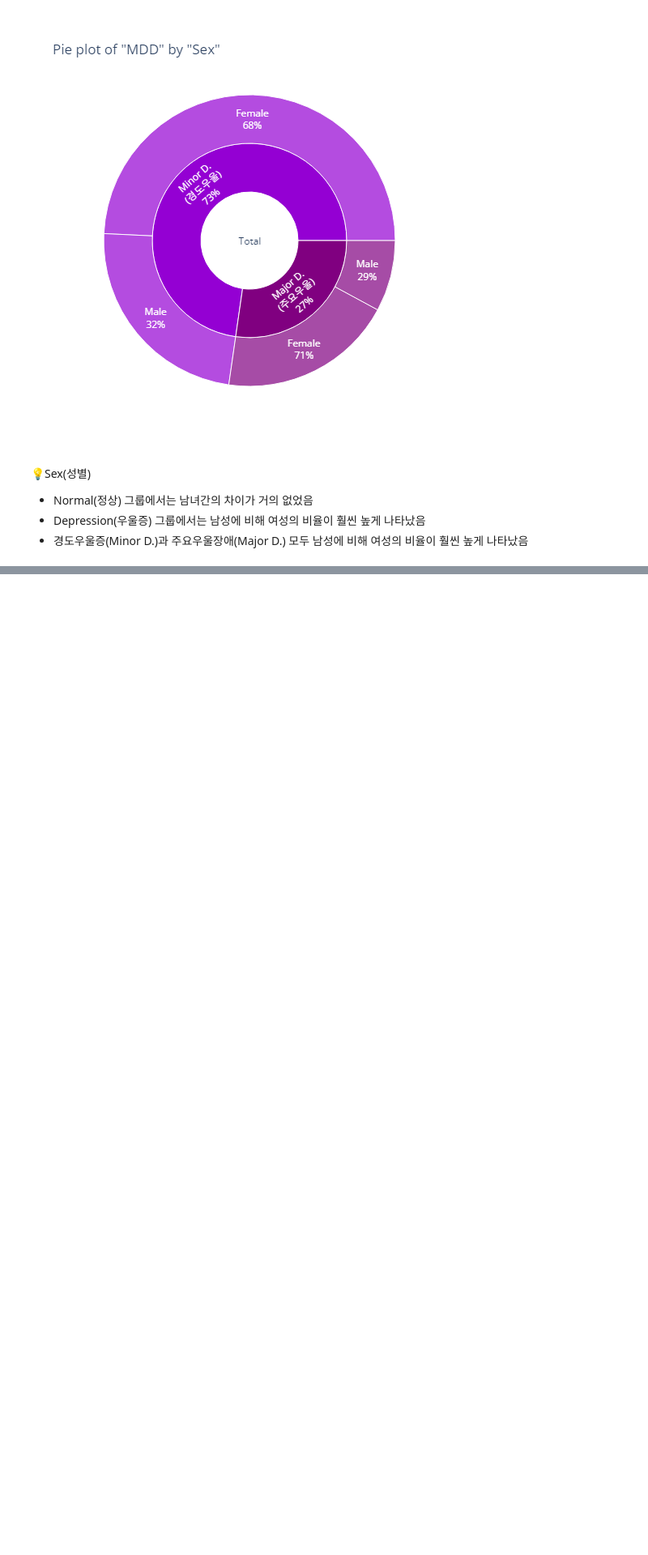
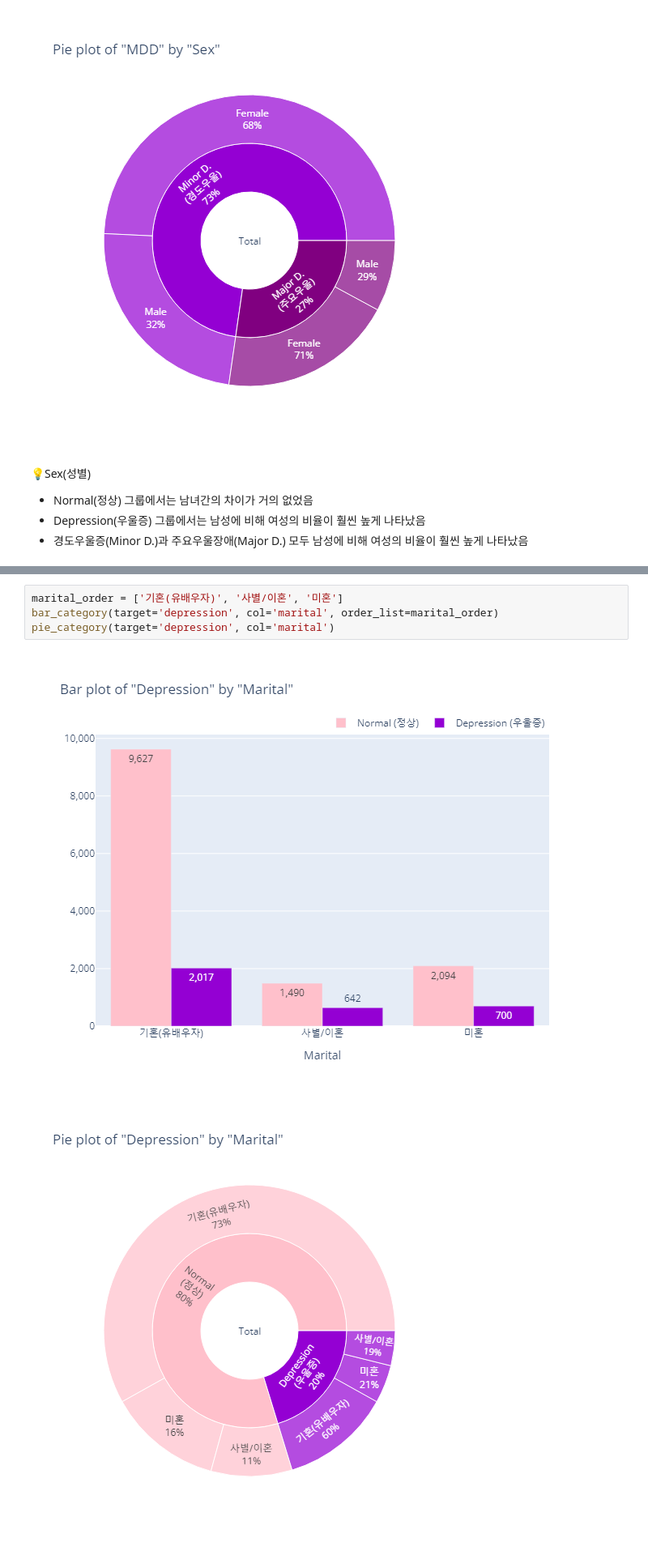
Before and after one commit to kyungjaecheong/Kor-DEEPression, a Jupyter notebook: 2_Modeling/2-2_EDA.ipynb, the cells around one changed output, grey strips where cells are left out. Shown at 81% size. Cells and saved outputs as stored; diff of their text form; blank space fills up the shorter version.

```diff
--- a/2_Modeling/2-2_EDA.ipynb
+++ b/2_Modeling/2-2_EDA.ipynb
@@ -844,0 +849,7 @@ pie_category(target='depression', col='education')
+# %%
+marital_order = ['기혼(유배우자)', '사별/이혼', '미혼']
+bar_category(target='depression', col='marital', order_list=marital_order)
+pie_category(target='depression', col='marital')
+# %% [output]
+[figure, added]
+[figure, added]
```
Also changed, not shown: parts of 38 cells of this notebook.
